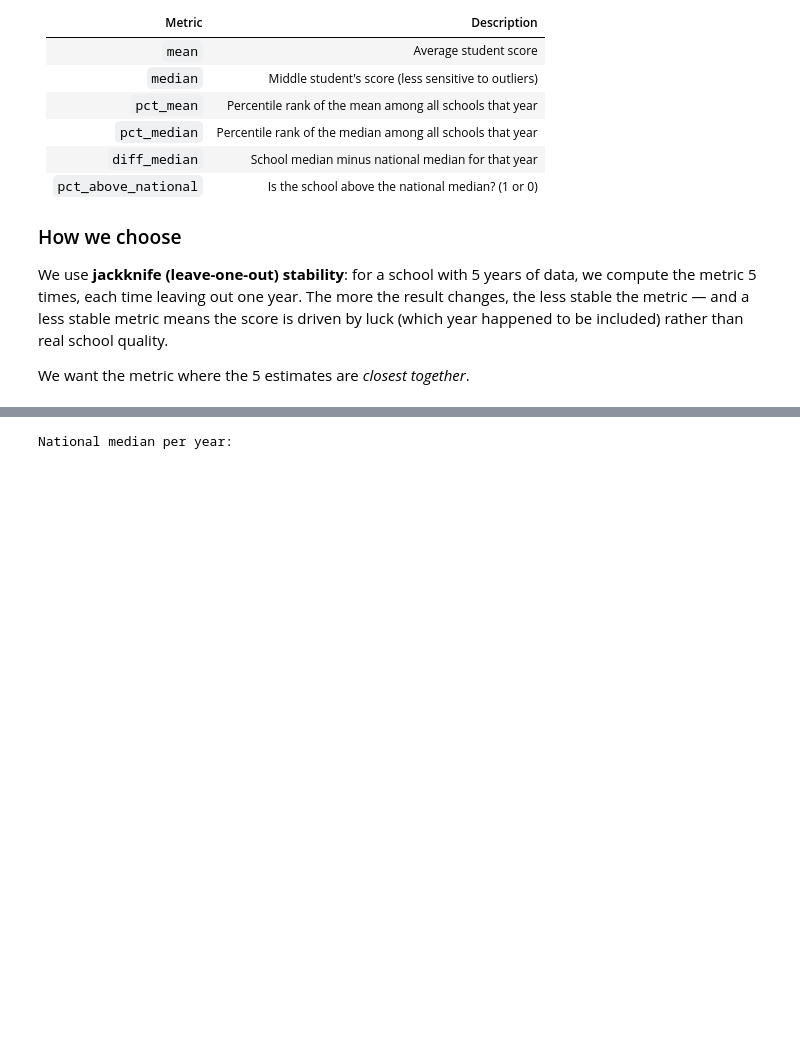
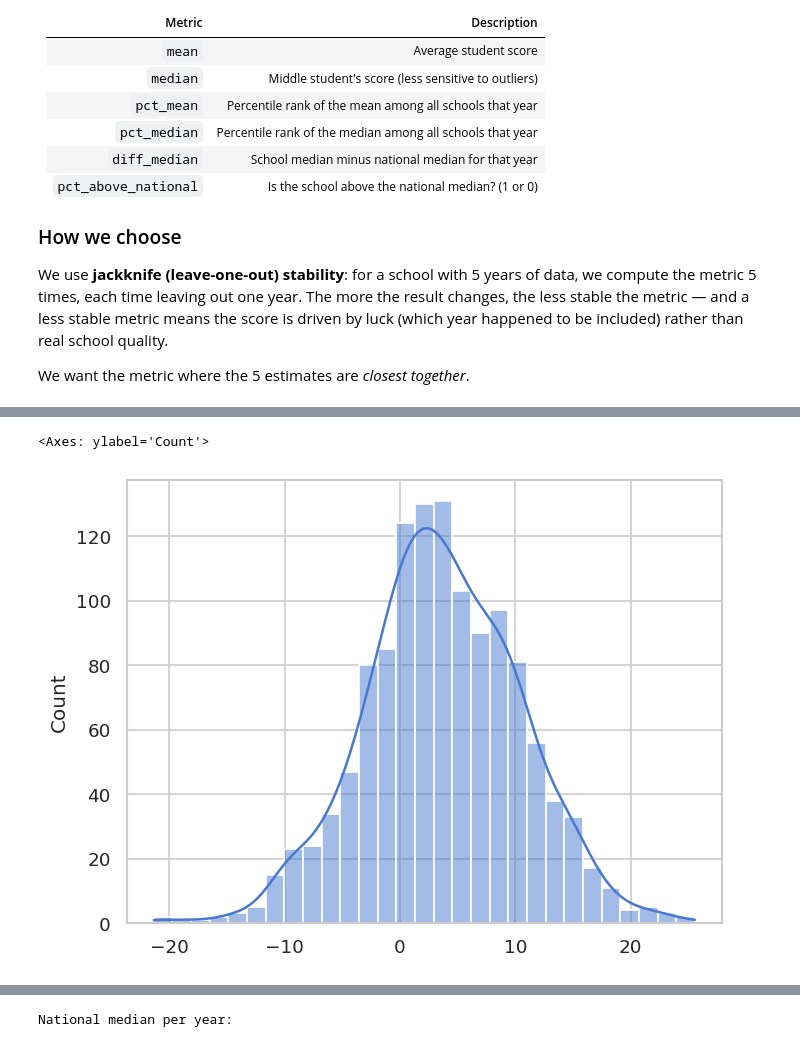
Before and after one commit to herbakamil/compare-primary-schools-mazowieckie, a Jupyter notebook: notebooks/how_to_measure_school_quality.ipynb, the cells around one changed output, grey strips where cells are left out. Saved outputs shown, nothing was run; the diff lists cells and outputs as text; code cells hidden in the pictures; blank space fills up the shorter version.

```diff
--- a/notebooks/how_to_measure_school_quality.ipynb
+++ b/notebooks/how_to_measure_school_quality.ipynb
@@ -633,0 +559,5 @@ over `diff_med`: the national reference moves more linearly, leaving cleaner res
+# %%
+sns.histplot(data=(shift_med - shift_avg), kde=True)
+# %% [output]
+<Axes: ylabel='Count'>
+[figure, added]
```
Also changed, not shown: parts of 10 cells of this notebook.
